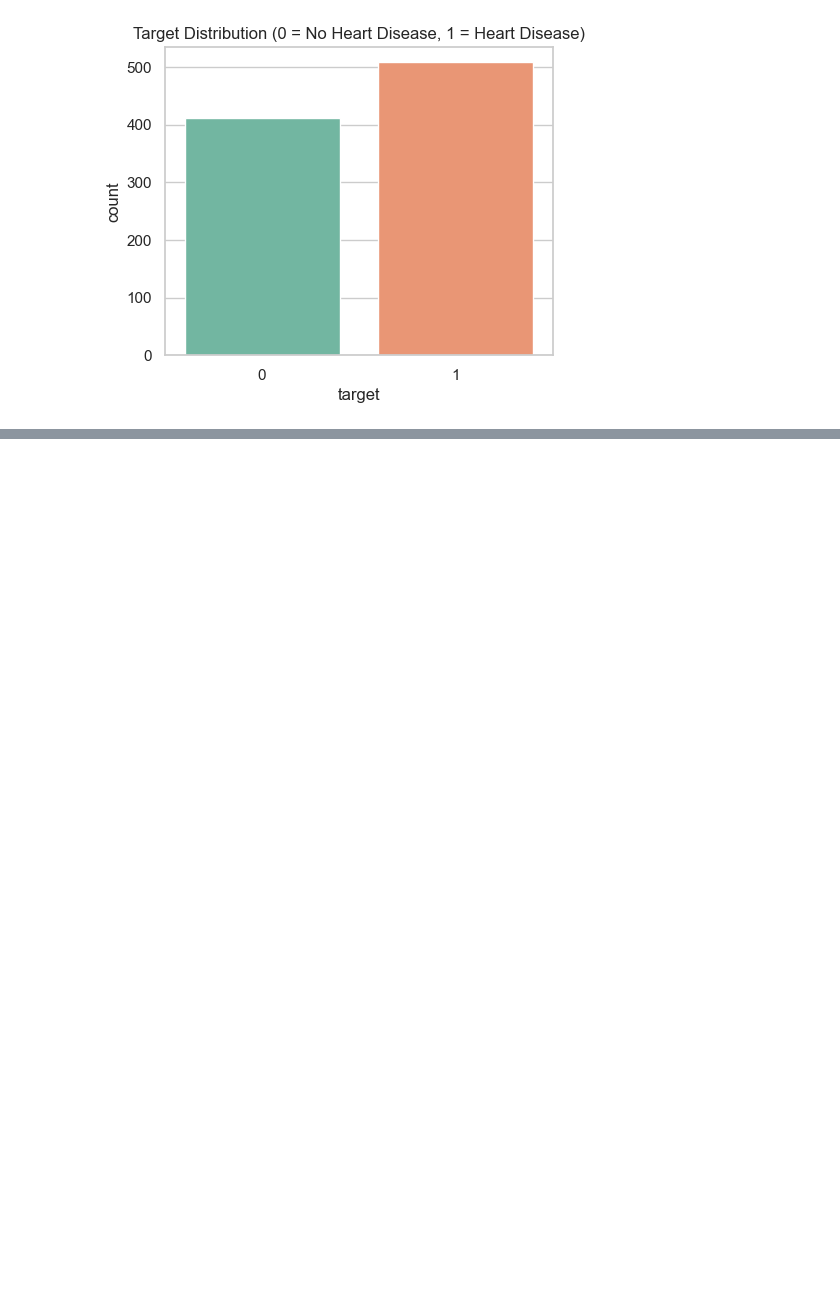
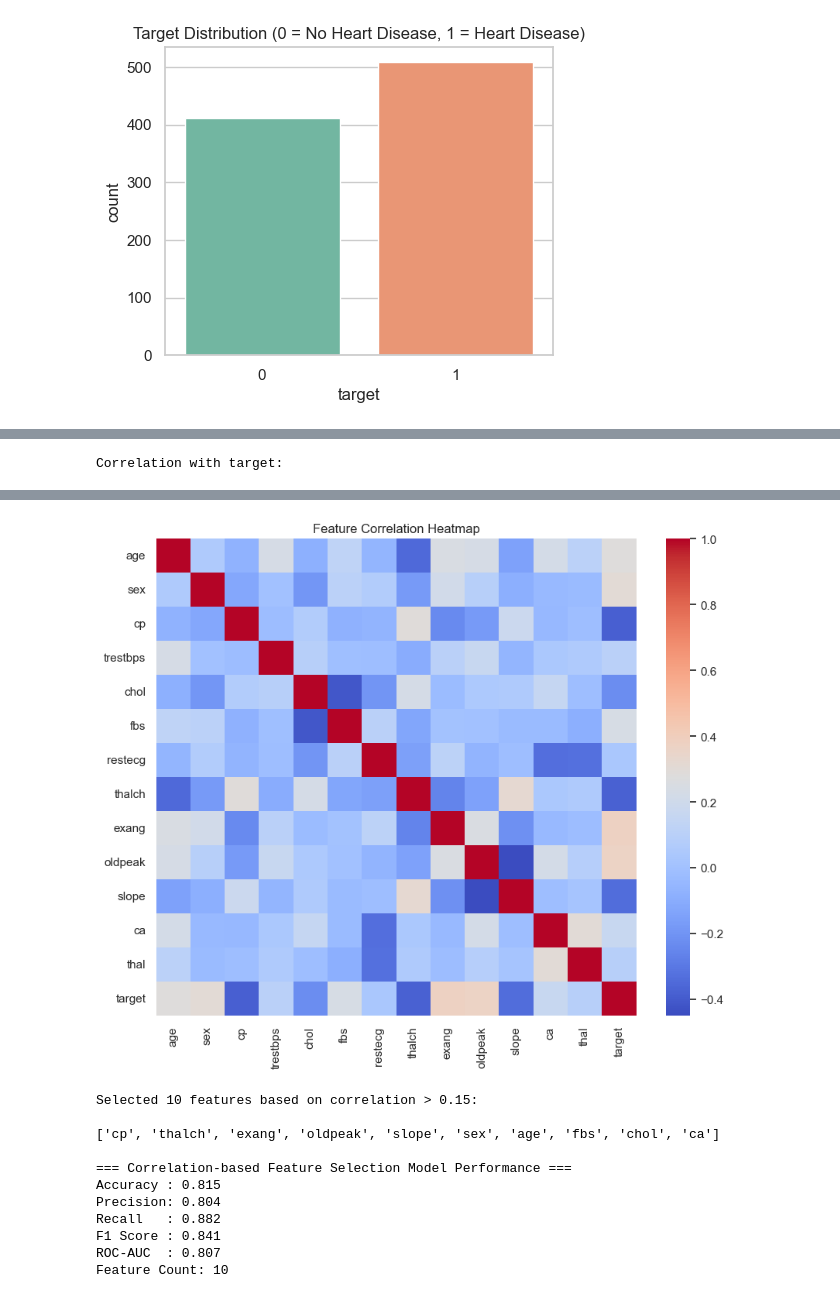
Before and after one commit to sriksven/MLOps_Submissions, a Jupyter notebook: Labs/Lab_10/Model_Developemet_Labs/Feature_Selection/feature_selection_assignment.ipynb, the cells around one changed output, grey strips where cells are left out. Saved outputs shown, nothing was run; the diff lists cells and outputs as text; code cells hidden in the pictures; blank space fills up the shorter version.

```diff
--- a/Labs/Lab_10/Model_Developemet_Labs/Feature_Selection/feature_selection_assignment.ipynb
+++ b/Labs/Lab_10/Model_Developemet_Labs/Feature_Selection/feature_selection_assignment.ipynb
@@ -120,3 +121,21 @@ Passing `palette` without assigning `hue` is deprecated and will be removed in v
 
   sns.countplot(x="target", data=df, palette="Set2")
 [figure]
+# %%
+# Drop columns that aren't useful for prediction
+df.drop(["id", "dataset"], axis=1, inplace=True)
+
+# Encode categorical (object-type) columns into numeric codes
+label_encoder = LabelEncoder()
+for col in df.select_dtypes(include="object").columns:
+    df[col] = label_encoder.fit_transform(df[col].astype(str))
+
+# Fill any missing numeric values with the column median
+df = df.fillna(df.median(numeric_only=True))
+
+# Verify data types
+print("Data types after encoding:\n", df.dtypes)
+print("\nAny nulls left?:\n", df.isna().sum().sum())
+
+# Preview the cleaned dataset
+display(df.head())
@@ -122,0 +213,48 @@ Passing `palette` without assigning `hue` is deprecated and will be removed in v
+# %%
+# Compute correlation matrix
+cor = df.corr(numeric_only=True)
+
+# Get absolute correlation with target
+cor_target = abs(cor["target"]).sort_values(ascending=False)
+
+# Display correlation values
+print("Correlation with target:\n")
+display(cor_target)
+
+# Plot correlation heatmap
+plt.figure(figsize=(10, 8))
+sns.heatmap(cor, annot=False, cmap="coolwarm")
+plt.title("Feature Correlation Heatmap")
+plt.show()
+
+# Select features strongly correlated with target (threshold = 0.15)
+selected_corr_features = cor_target[cor_target > 0.15].index.tolist()
+selected_corr_features.remove("target")
+
+print(f"\nSelected {len(selected_corr_features)} features based on correlation > 0.15:\n")
+print(selected_corr_features)
+
+# Re-train model using only these features
+X_corr = df[selected_corr_features]
+X_train, X_test, y_train, y_test = train_test_split(
+    X_corr, y, test_size=0.2, stratify=y, random_state=42
+)
+
+scaler = StandardScaler().fit(X_train)
+X_train_scaled = scaler.transform(X_train)
+X_test_scaled = scaler.transform(X_test)
+
+model = RandomForestClassifier(random_state=42)
+model.fit(X_train_scaled, y_train)
+y_pred = model.predict(X_test_scaled)
+
+# Evaluate
+print("\n=== Correlation-based Feature Selection Model Performance ===")
+print(f"Accuracy : {accuracy_score(y_test, y_pred):.3f}")
+print(f"Precision: {precision_score(y_test, y_pred):.3f}")
+print(f"Recall   : {recall_score(y_test, y_pred):.3f}")
+print(f"F1 Score : {f1_score(y_test, y_pred):.3f}")
+print(f"ROC-AUC  : {roc_auc_score(y_test, y_pred):.3f}")
+print(f"Feature Count: {len(selected_corr_features)}")
+# %% [output]
+Correlation with target:
@@ -122,0 +276,12 @@ Passing `palette` without assigning `hue` is deprecated and will be removed in v
+[figure, added]
+Selected 10 features based on correlation > 0.15:
+
+['cp', 'thalch', 'exang', 'oldpeak', 'slope', 'sex', 'age', 'fbs', 'chol', 'ca']
+
+=== Correlation-based Feature Selection Model Performance ===
+Accuracy : 0.815
+Precision: 0.804
+Recall   : 0.882
+F1 Score : 0.841
+ROC-AUC  : 0.807
+Feature Count: 10
```
Also changed, not shown: parts of 5 cells of this notebook.
